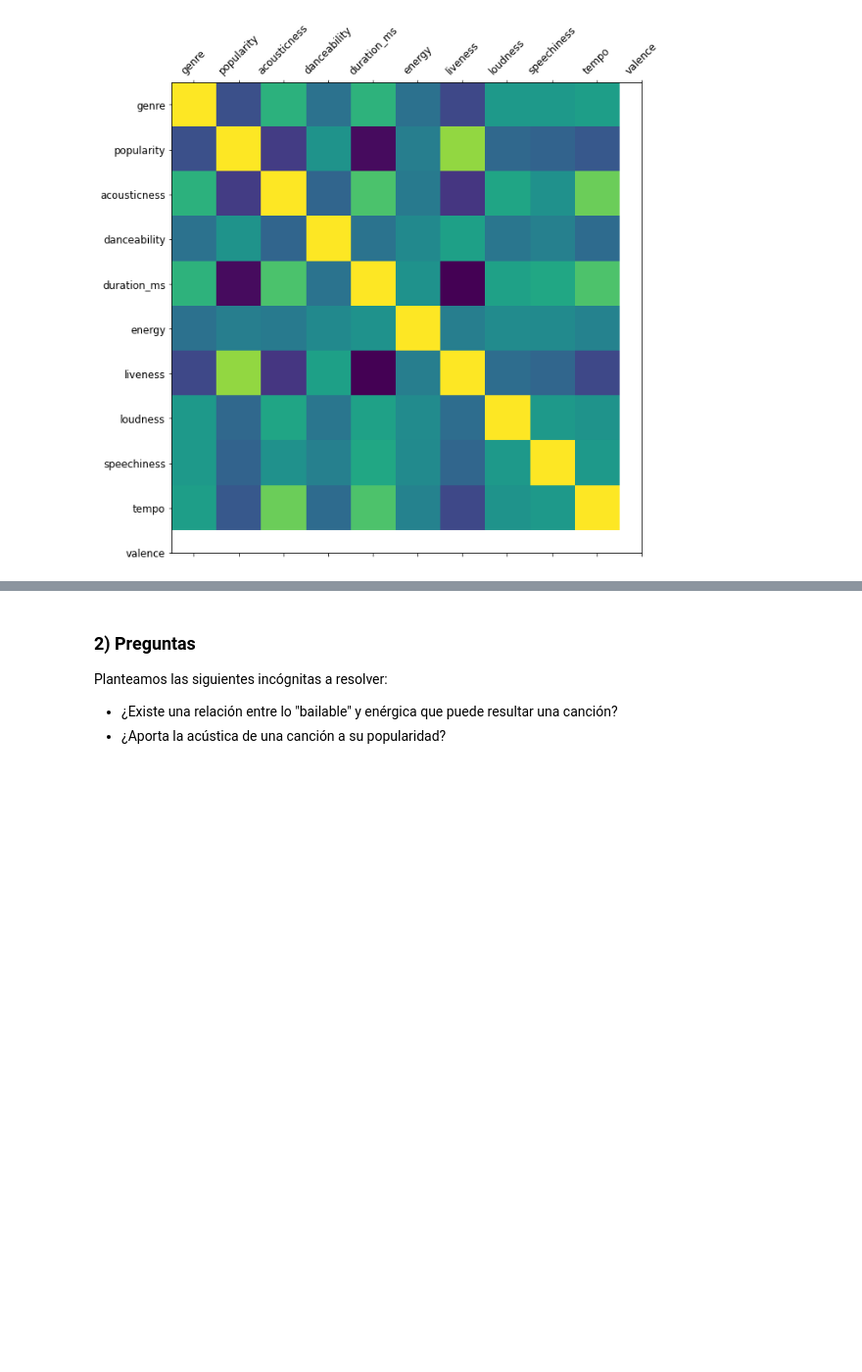
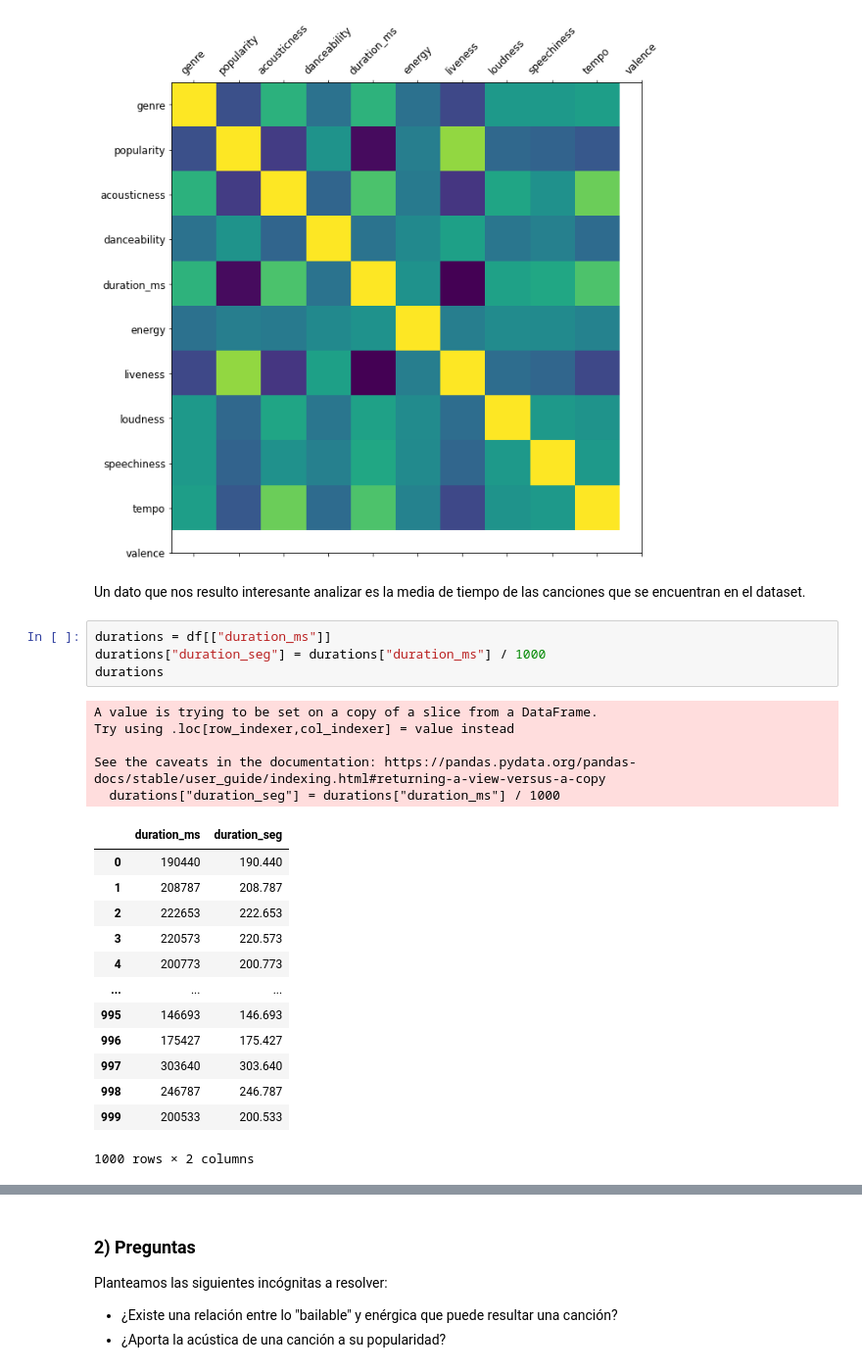
Before and after one commit to Jonathan-R0/TP1-OrganizacionDeDatos, a Jupyter notebook: src/Parte2.ipynb, the cells around one changed output, grey strips where cells are left out. Shown: that part at 98% size. Saved outputs shown, nothing was run; the diff lists cells and outputs as text; blank space fills up the shorter version.

```diff
--- a/src/Parte2.ipynb
+++ b/src/Parte2.ipynb
@@ -333,3 +336,28 @@ plt.yticks(list(range(len(df.columns))), df.columns, fontsize=12)
 plt.show()
 # %% [output]
 [figure]
+# %% [markdown]
+Un dato que nos resulto interesante analizar es la media de tiempo de las canciones que se encuentran en el dataset.
+# %%
+durations = df[["duration_ms"]]
+durations["duration_seg"] = durations["duration_ms"] / 1000
+durations
+# %% [output]
+A value is trying to be set on a copy of a slice from a DataFrame.
+Try using .loc[row_indexer,col_indexer] = value instead
+
+See the caveats in the documentation: https://pandas.pydata.org/pandas-docs/stable/user_guide/indexing.html#returning-a-view-versus-a-copy
+  durations["duration_seg"] = durations["duration_ms"] / 1000
+|  | duration_ms | duration_seg |
+| 0 | 190440 | 190.440 |
+| 1 | 208787 | 208.787 |
+| 2 | 222653 | 222.653 |
+| 3 | 220573 | 220.573 |
+| 4 | 200773 | 200.773 |
+| ... | ... | ... |
+| 995 | 146693 | 146.693 |
+| 996 | 175427 | 175.427 |
+| 997 | 303640 | 303.640 |
+| 998 | 246787 | 246.787 |
+| 999 | 200533 | 200.533 |
+1000 rows × 2 columns
```
Also changed, not shown: parts of 5 cells of this notebook.
